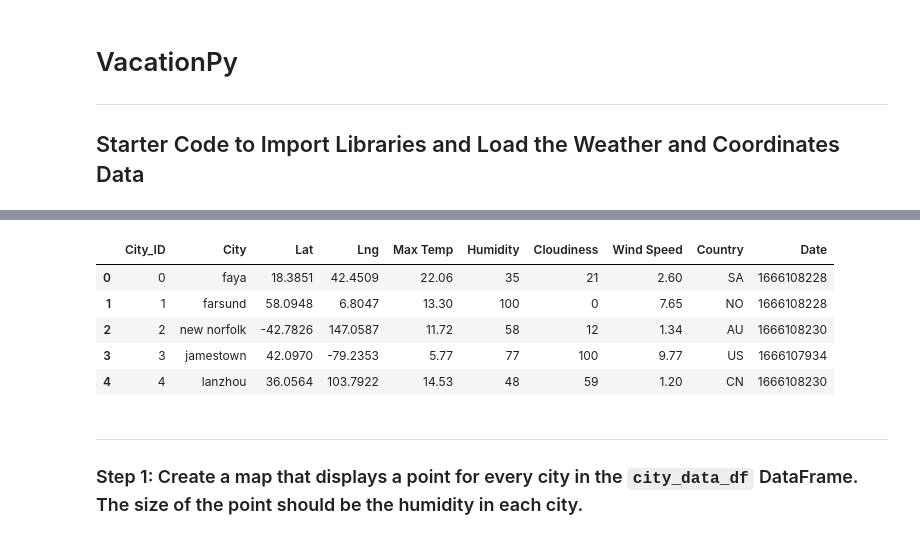
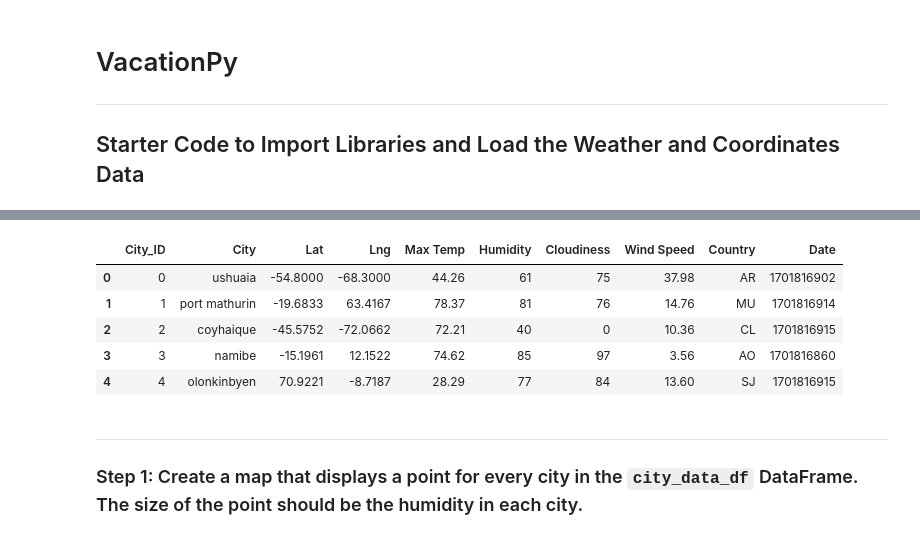
Before and after one commit to pkarey/python-api-challenge, a Jupyter notebook: starter_code/VacationPy.ipynb, the cells around one changed output, grey strips where cells are left out. Saved outputs shown, nothing was run; the diff lists cells and outputs as text; code cells hidden in the pictures.

```diff
--- a/starter_code/VacationPy.ipynb
+++ b/starter_code/VacationPy.ipynb
@@ -16,16 +14,16 @@ ModuleNotFoundError: No module named 'hvplot'
 # %%
 # Load the CSV file created in Part 1 into a Pandas DataFrame
-city_data_df = pd.read_csv("output_data/cities.csv")
+city_data_df = pd.read_csv("../output_data/cities.csv")
 
 # Display sample data
 city_data_df.head()
 # %% [output]
 |  | City_ID | City | Lat | Lng | Max Temp | Humidity | Cloudiness | Wind Speed | Country | Date |
-| 0 | 0 | faya | 18.3851 | 42.4509 | 22.06 | 35 | 21 | 2.60 | SA | 1666108228 |
-| 1 | 1 | farsund | 58.0948 | 6.8047 | 13.30 | 100 | 0 | 7.65 | NO | 1666108228 |
-| 2 | 2 | new norfolk | -42.7826 | 147.0587 | 11.72 | 58 | 12 | 1.34 | AU | 1666108230 |
-| 3 | 3 | jamestown | 42.0970 | -79.2353 | 5.77 | 77 | 100 | 9.77 | US | 1666107934 |
-| 4 | 4 | lanzhou | 36.0564 | 103.7922 | 14.53 | 48 | 59 | 1.20 | CN | 1666108230 |
+| 0 | 0 | ushuaia | -54.8000 | -68.3000 | 44.26 | 61 | 75 | 37.98 | AR | 1701816902 |
+| 1 | 1 | port mathurin | -19.6833 | 63.4167 | 78.37 | 81 | 76 | 14.76 | MU | 1701816914 |
+| 2 | 2 | coyhaique | -45.5752 | -72.0662 | 72.21 | 40 | 0 | 10.36 | CL | 1701816915 |
+| 3 | 3 | namibe | -15.1961 | 12.1522 | 74.62 | 85 | 97 | 3.56 | AO | 1701816860 |
+| 4 | 4 | olonkinbyen | 70.9221 | -8.7187 | 28.29 | 77 | 84 | 13.60 | SJ | 1701816915 |
 # %% [markdown]
 ---
 
```
Also changed, not shown: parts of 1 cell of this notebook, 3 other files.
